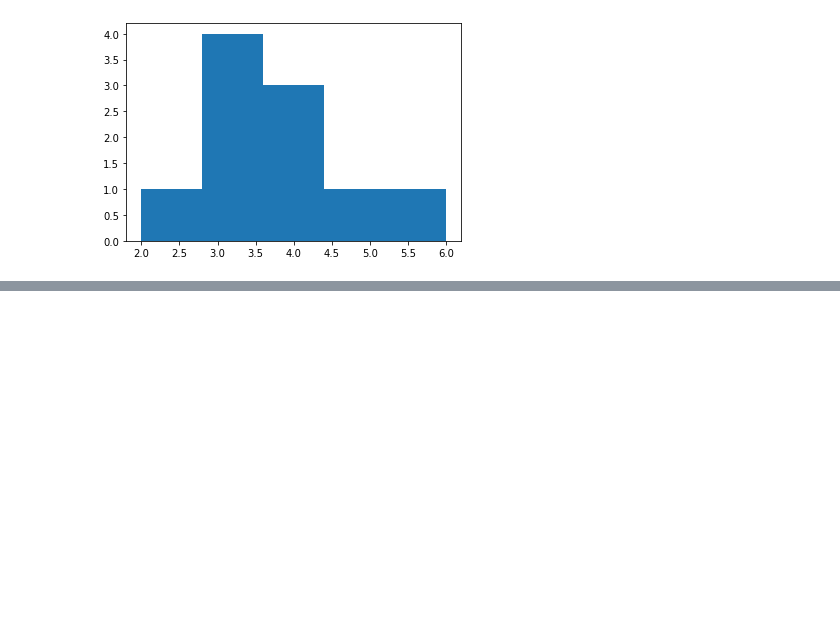
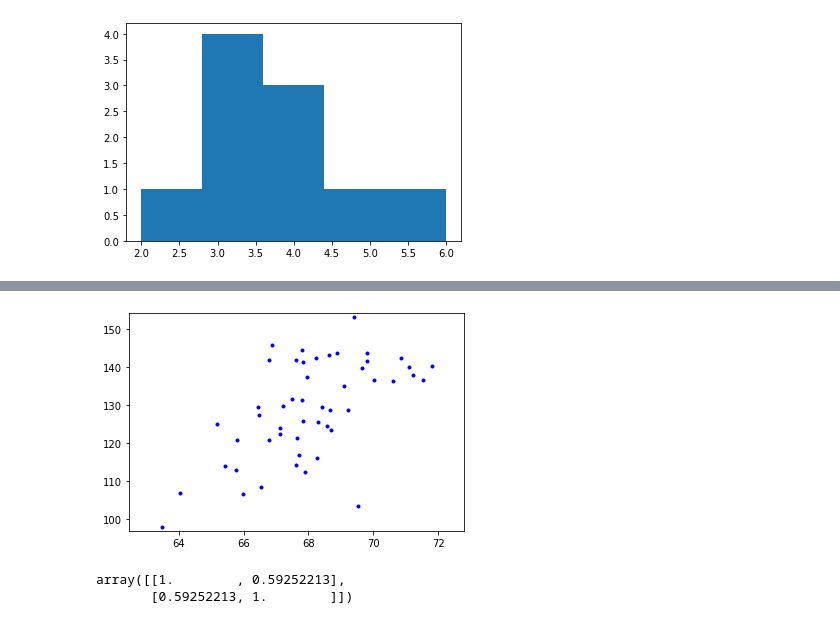
Before and after one commit to ngandn18/StatVisual, a Jupyter notebook: plots.ipynb, the cells around one changed output, grey strips where cells are left out. Cells and saved outputs as stored; diff of their text form; code cells hidden in the pictures; blank space fills up the shorter version.

```diff
--- a/plots.ipynb
+++ b/plots.ipynb
@@ -21,0 +50,11 @@ plt.show()
+# %%
+scatterplot(Height, Weight)
+# %% [output]
+[figure, added]
+# %%
+import pandas as pd
+import numpy as np
+np.corrcoef(Height, Weight)
+# %% [output]
+array([[1.        , 0.59252213],
+       [0.59252213, 1.        ]])
```
Also changed, not shown: parts of 2 cells of this notebook, 2 other files.
